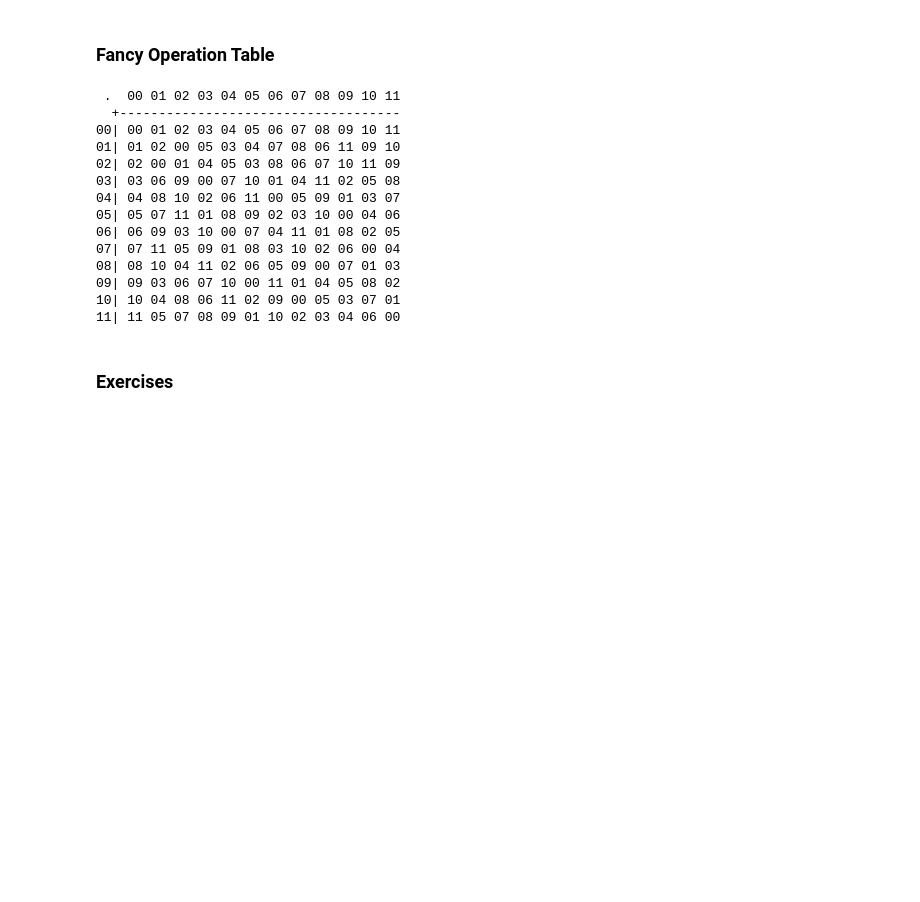
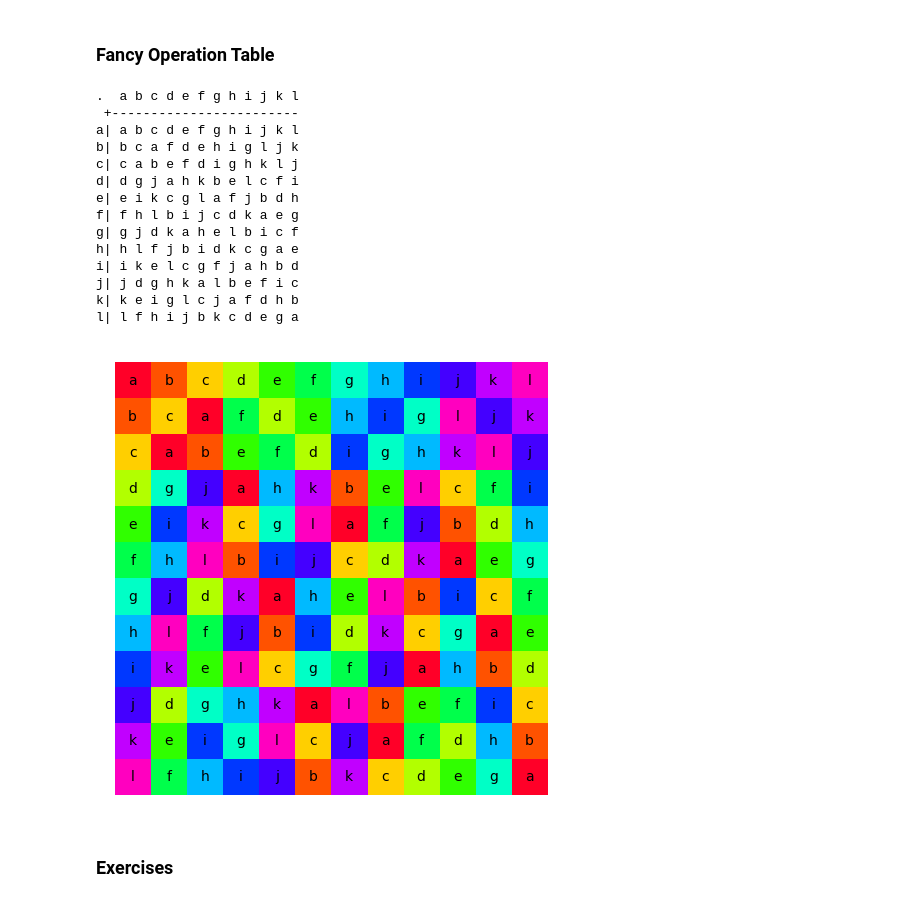
Before and after one commit to h-alice/sage-various-practice, a Jupyter notebook: practice_abstract_algebra.ipynb, the cells around one changed output. Saved outputs shown, nothing was run; the diff lists cells and outputs as text; code cells hidden in the pictures; blank space fills up the shorter version.

```diff
--- a/practice_abstract_algebra.ipynb
+++ b/practice_abstract_algebra.ipynb
@@ -135,24 +214,28 @@ Z8.addition_table(names='elements')
 from sage.matrix.operation_table import OperationTable
 
 A4 = AlternatingGroup(4)
-otab = OperationTable(A4, operation=lambda x, y: x * y, names='digits')
-
-otab
+print(otab := OperationTable(A4, operation=lambda x, y: x * y, names='letters'))
 # %% [output]
- .  00 01 02 03 04 05 06 07 08 09 10 11
-  +------------------------------------
-00| 00 01 02 03 04 05 06 07 08 09 10 11
-01| 01 02 00 05 03 04 07 08 06 11 09 10
-02| 02 00 01 04 05 03 08 06 07 10 11 09
-03| 03 06 09 00 07 10 01 04 11 02 05 08
-04| 04 08 10 02 06 11 00 05 09 01 03 07
-05| 05 07 11 01 08 09 02 03 10 00 04 06
-06| 06 09 03 10 00 07 04 11 01 08 02 05
-07| 07 11 05 09 01 08 03 10 02 06 00 04
-08| 08 10 04 11 02 06 05 09 00 07 01 03
-09| 09 03 06 07 10 00 11 01 04 05 08 02
-10| 10 04 08 06 11 02 09 00 05 03 07 01
-11| 11 05 07 08 09 01 10 02 03 04 06 00
+.  a b c d e f g h i j k l
+ +------------------------
+a| a b c d e f g h i j k l
+b| b c a f d e h i g l j k
+c| c a b e f d i g h k l j
+d| d g j a h k b e l c f i
+e| e i k c g l a f j b d h
+f| f h l b i j c d k a e g
+g| g j d k a h e l b i c f
+h| h l f j b i d k c g a e
+i| i k e l c g f j a h b d
+j| j d g h k a l b e f i c
+k| k e i g l c j a f d h b
+l| l f h i j b k c d e g a
+# %%
+# Color table.
+# This is really cool.
+otab.color_table()
+# %% [output]
+[figure, added]
 # %% [markdown]
 ### Exercises
 # %%
```
Also changed, not shown: parts of 11 cells of this notebook.
